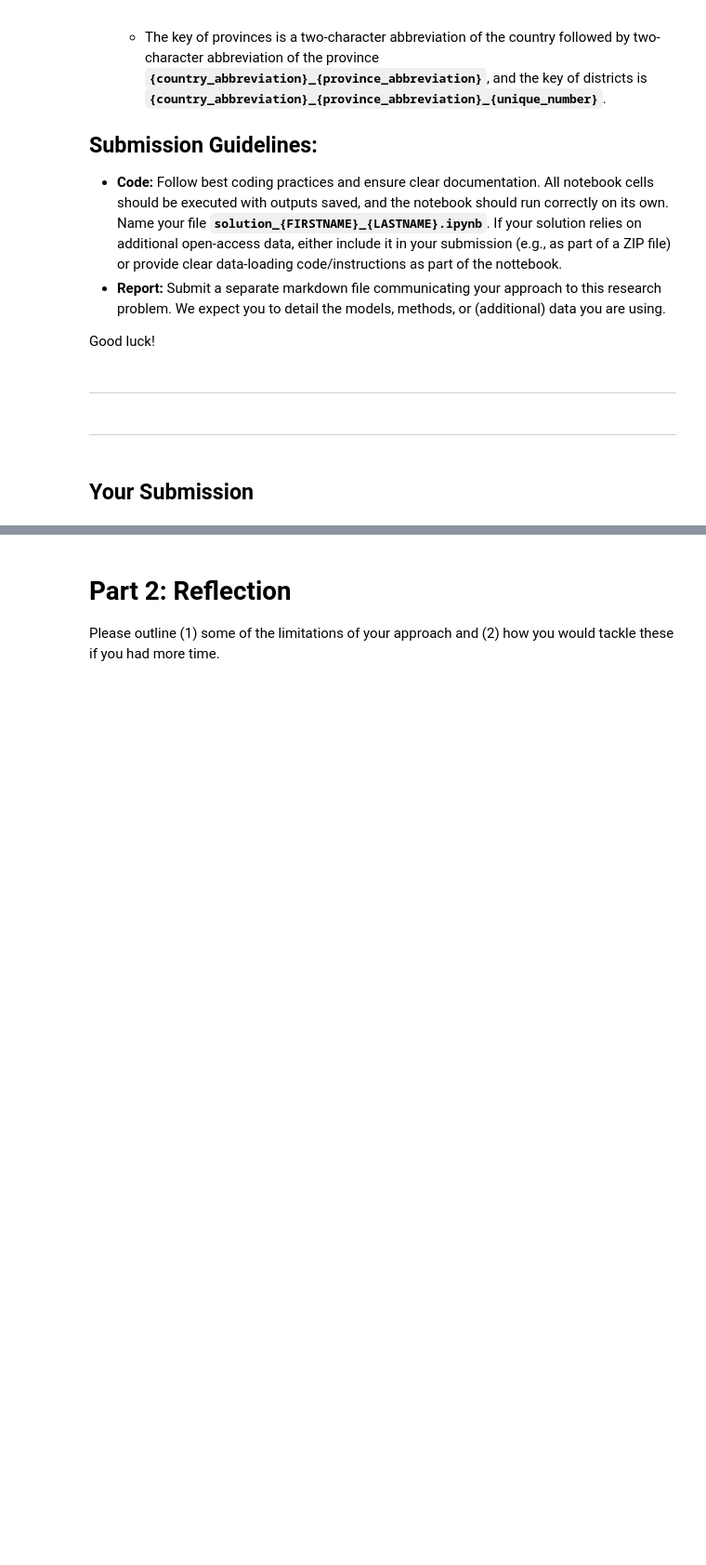
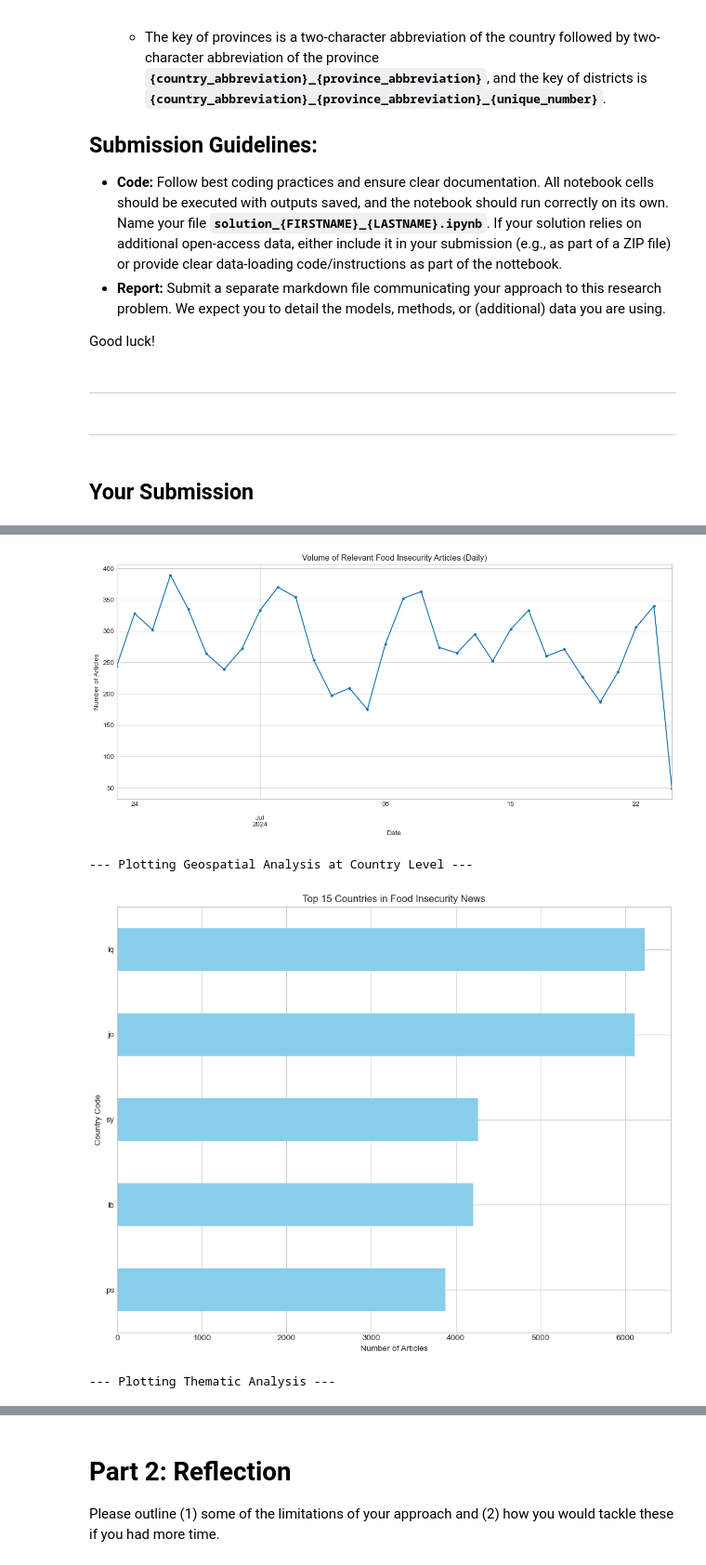
Before and after one commit to jonas-nothnagel/predict_food_insecurities, a Jupyter notebook: technical-assessment.ipynb, the cells around one changed output, grey strips where cells are left out. Shown at 93% size. Saved outputs shown, nothing was run; the diff lists cells and outputs as text; code cells hidden in the pictures; blank space fills up the shorter version.

```diff
--- a/technical-assessment.ipynb
+++ b/technical-assessment.ipynb
@@ -108,0 +432,76 @@ subset_new_ara = news_articles_arabic.iloc[start_ara:start_ara + block_size].res
+# %%
+RELEVANCE_THRESHOLD = 0.4
+df_relevant = articles_df[articles_df['relevance_score'] >= RELEVANCE_THRESHOLD].copy()
+
+if df_relevant.empty:
+    print(f"No articles found with a relevance score of {RELEVANCE_THRESHOLD} or higher.")
+else:
+    print(f"Total articles in DataFrame: {len(articles_df)}")
+    print(f"Relevant articles (score >= {RELEVANCE_THRESHOLD}): {len(df_relevant)}")
+
+    plt.style.use('seaborn-v0_8-whitegrid')
+
+    # --- 1. Temporal Analysis ---
+    print("\n--- Plotting Temporal Analysis ---")
+    df_relevant['date'] = pd.to_datetime(df_relevant['date'], errors='coerce')
+    daily_counts = df_relevant.set_index('date').resample('D').size()
+
+    if not daily_counts.empty:
+        fig, ax = plt.subplots(figsize=(12, 6))
+        daily_counts.plot(kind="line", ax=ax, marker='.', linestyle='-', title='Volume of Relevant Food Insecurity Articles (Daily)')
+        ax.set_xlabel("Date")
+        ax.set_ylabel("Number of Articles")
+        plt.tight_layout()
+        plt.show()
+    else:
+        print("Skipping temporal plot because no valid date data was found.")
+
+    # --- 2. Geospatial Analysis (Country Level) ---
+    print("\n--- Plotting Geospatial Analysis at Country Level ---")
+    locations_column_name = 'all_locations_list'
+
+    def extract_country_codes(locations_str):
+        """
+        Parses the location string to extract a list of unique country codes.
+        """
+        if not isinstance(locations_str, str) or not locations_str.startswith('['):
+            return []
+        try:
+            locations_list = ast.literal_eval(locations_str)
+            if not isinstance(locations_list, list): return []
+            # **FIXED:** Extract the 'country_code' value from each dictionary
+            codes = [loc.get('country_code') for loc in locations_list if isinstance(loc, dict) and loc.get('country_code')]
+            return list(set(codes))
+        except (ValueError, SyntaxError):
+            return []
+
+    df_relevant['country_codes'] = df_relevant[locations_column_name].apply(extract_country_codes)
+    df_countries = df_relevant.explode('country_codes').dropna(subset=['country_codes'])
+    top_countries = df_countries['country_codes'].value_counts().nlargest(15).sort_values()
+
+    if not top_countries.empty:
+        fig, ax = plt.subplots(figsize=(10, 8))
+        top_countries.plot(kind='barh', ax=ax, color='skyblue')
+        ax.set_title('Top 15 Countries in Food Insecurity News')
+        ax.set_xlabel("Number of Articles")
+        ax.set_ylabel("Country Code")
+        plt.tight_layout()
+        plt.show()
+    else:
+        print("--> Skipping geospatial plot: No valid countries were found in the articles meeting the relevance threshold.")
+
+    # --- 3. Thematic Analysis ---
+    print("\n--- Plotting Thematic Analysis ---")
+    cluster_counts = df_relevant['assigned_cluster'].value_counts().sort_values()
+
+    if not cluster_counts.empty:
+        fig, ax = plt.subplots(figsize=(10, 8))
+        cluster_counts.plot(kind='barh', ax=ax, color='salmon')
+        ax.set_title('Most Common Food Insecurity Themes')
+        ax.set_xlabel("Number of Articles")
+        ax.set_ylabel("Theme / Cluster")
+        plt.tight_layout()
+        plt.show()
+    else:
+        print("Skipping thematic plot because no cluster data was found.")
+# %% [output]
@@ -108,0 +512,4 @@ subset_new_ara = news_articles_arabic.iloc[start_ara:start_ara + block_size].res
+[figure, added]
+--- Plotting Geospatial Analysis at Country Level ---
+[figure, added]
+--- Plotting Thematic Analysis ---
```
Also changed, not shown: parts of 42 cells of this notebook, 2 other files.
